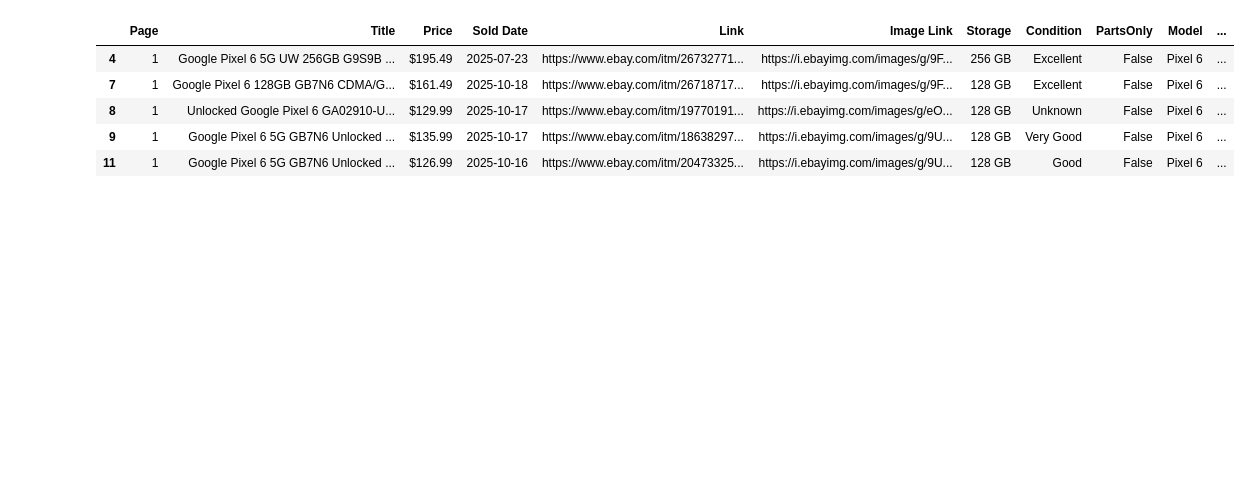
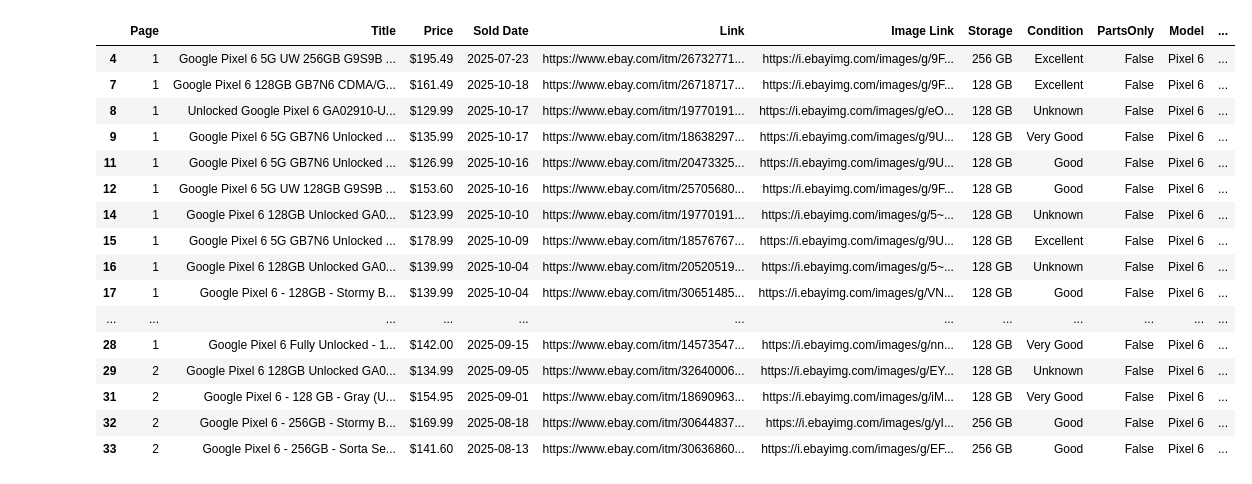
Before and after one commit to MengsrunNit/ebay-scrapping, a Jupyter notebook: Google Pixel/Pixel_Model/Pixel.ipynb, the cells around one changed output. Saved outputs shown, nothing was run; the diff lists cells and outputs as text; code cells hidden in the pictures; blank space fills up the shorter version.

Commit message:
getting pixel base analysis

```diff
--- a/Google Pixel/Pixel_Model/Pixel.ipynb
+++ b/Google Pixel/Pixel_Model/Pixel.ipynb
@@ -1,31 +1,42 @@
 # %%
 import re
 import pandas as pd
 
 data = pd.read_csv('pixel_6_only.csv')
 
 # Step 1: Remove rows with '|' (multiple model options)
 data = data[~data['Title'].str.contains(r'\|', regex=True, na=False)]
 
 # Step 2: Remove titles that list multiple models like "6 - 6 Pro" or "7a / 7 / 7 Pro"
 pattern_multi = r'\b(?:[1-9][0-9]?)\b\s*[-/|]\s*\b(?:[1-9][0-9]?)(?:\s*(?:Pro|XL|a))?\b'
 data = data[~data['Title'].str.contains(pattern_multi, flags=re.IGNORECASE, na=False)]
 
 # Step 3: Keep only "Pixel 6" and NOT "6 Pro", "6 XL", "6a", etc.
 data = data[
     data['Title'].str.contains(r'\bPixel\s*6\b', flags=re.IGNORECASE, na=False)
     & ~data['Title'].str.contains(r'\b6\s*(?:Pro|XL|a)\b', flags=re.IGNORECASE, na=False)
 ]
 
 # Preview
-data.head()
+data
 # %% [output]
 |  | Page | Title | Price | Sold Date | Link | Image Link | Storage | Condition | PartsOnly | Model | ... |
 | 4 | 1 | Google Pixel 6 5G UW 256GB G9S9B ... | $195.49 | 2025-07-23 | https://www.ebay.com/itm/26732771... | https://i.ebayimg.com/images/g/9F... | 256 GB | Excellent | False | Pixel 6 | ... |
 | 7 | 1 | Google Pixel 6 128GB GB7N6 CDMA/G... | $161.49 | 2025-10-18 | https://www.ebay.com/itm/26718717... | https://i.ebayimg.com/images/g/9F... | 128 GB | Excellent | False | Pixel 6 | ... |
 | 8 | 1 | Unlocked Google Pixel 6 GA02910-U... | $129.99 | 2025-10-17 | https://www.ebay.com/itm/19770191... | https://i.ebayimg.com/images/g/eO... | 128 GB | Unknown | False | Pixel 6 | ... |
 | 9 | 1 | Google Pixel 6 5G GB7N6 Unlocked ... | $135.99 | 2025-10-17 | https://www.ebay.com/itm/18638297... | https://i.ebayimg.com/images/g/9U... | 128 GB | Very Good | False | Pixel 6 | ... |
 | 11 | 1 | Google Pixel 6 5G GB7N6 Unlocked ... | $126.99 | 2025-10-16 | https://www.ebay.com/itm/20473325... | https://i.ebayimg.com/images/g/9U... | 128 GB | Good | False | Pixel 6 | ... |
+| 12 | 1 | Google Pixel 6 5G UW 128GB G9S9B ... | $153.60 | 2025-10-16 | https://www.ebay.com/itm/25705680... | https://i.ebayimg.com/images/g/9F... | 128 GB | Good | False | Pixel 6 | ... |
+| 14 | 1 | Google Pixel 6 128GB Unlocked GA0... | $123.99 | 2025-10-10 | https://www.ebay.com/itm/19770191... | https://i.ebayimg.com/images/g/5~... | 128 GB | Unknown | False | Pixel 6 | ... |
+| 15 | 1 | Google Pixel 6 5G GB7N6 Unlocked ... | $178.99 | 2025-10-09 | https://www.ebay.com/itm/18576767... | https://i.ebayimg.com/images/g/9U... | 128 GB | Excellent | False | Pixel 6 | ... |
+| 16 | 1 | Google Pixel 6 128GB Unlocked GA0... | $139.99 | 2025-10-04 | https://www.ebay.com/itm/20520519... | https://i.ebayimg.com/images/g/5~... | 128 GB | Unknown | False | Pixel 6 | ... |
+| 17 | 1 | Google Pixel 6 - 128GB - Stormy B... | $139.99 | 2025-10-04 | https://www.ebay.com/itm/30651485... | https://i.ebayimg.com/images/g/VN... | 128 GB | Good | False | Pixel 6 | ... |
+| ... | ... | ... | ... | ... | ... | ... | ... | ... | ... | ... | ... |
+| 28 | 1 | Google Pixel 6 Fully Unlocked - 1... | $142.00 | 2025-09-15 | https://www.ebay.com/itm/14573547... | https://i.ebayimg.com/images/g/nn... | 128 GB | Very Good | False | Pixel 6 | ... |
+| 29 | 2 | Google Pixel 6 128GB Unlocked GA0... | $134.99 | 2025-09-05 | https://www.ebay.com/itm/32640006... | https://i.ebayimg.com/images/g/EY... | 128 GB | Unknown | False | Pixel 6 | ... |
+| 31 | 2 | Google Pixel 6 - 128 GB - Gray (U... | $154.95 | 2025-09-01 | https://www.ebay.com/itm/18690963... | https://i.ebayimg.com/images/g/iM... | 128 GB | Very Good | False | Pixel 6 | ... |
+| 32 | 2 | Google Pixel 6 - 256GB - Stormy B... | $169.99 | 2025-08-18 | https://www.ebay.com/itm/30644837... | https://i.ebayimg.com/images/g/yI... | 256 GB | Good | False | Pixel 6 | ... |
+| 33 | 2 | Google Pixel 6 - 256GB - Sorta Se... | $141.60 | 2025-08-13 | https://www.ebay.com/itm/30636860... | https://i.ebayimg.com/images/g/EF... | 256 GB | Good | False | Pixel 6 | ... |
 # %%
 data = pd.read_csv('pixel_7_only.csv')
 
```
Also changed, not shown: parts of 4 cells of this notebook, 50 other files.
